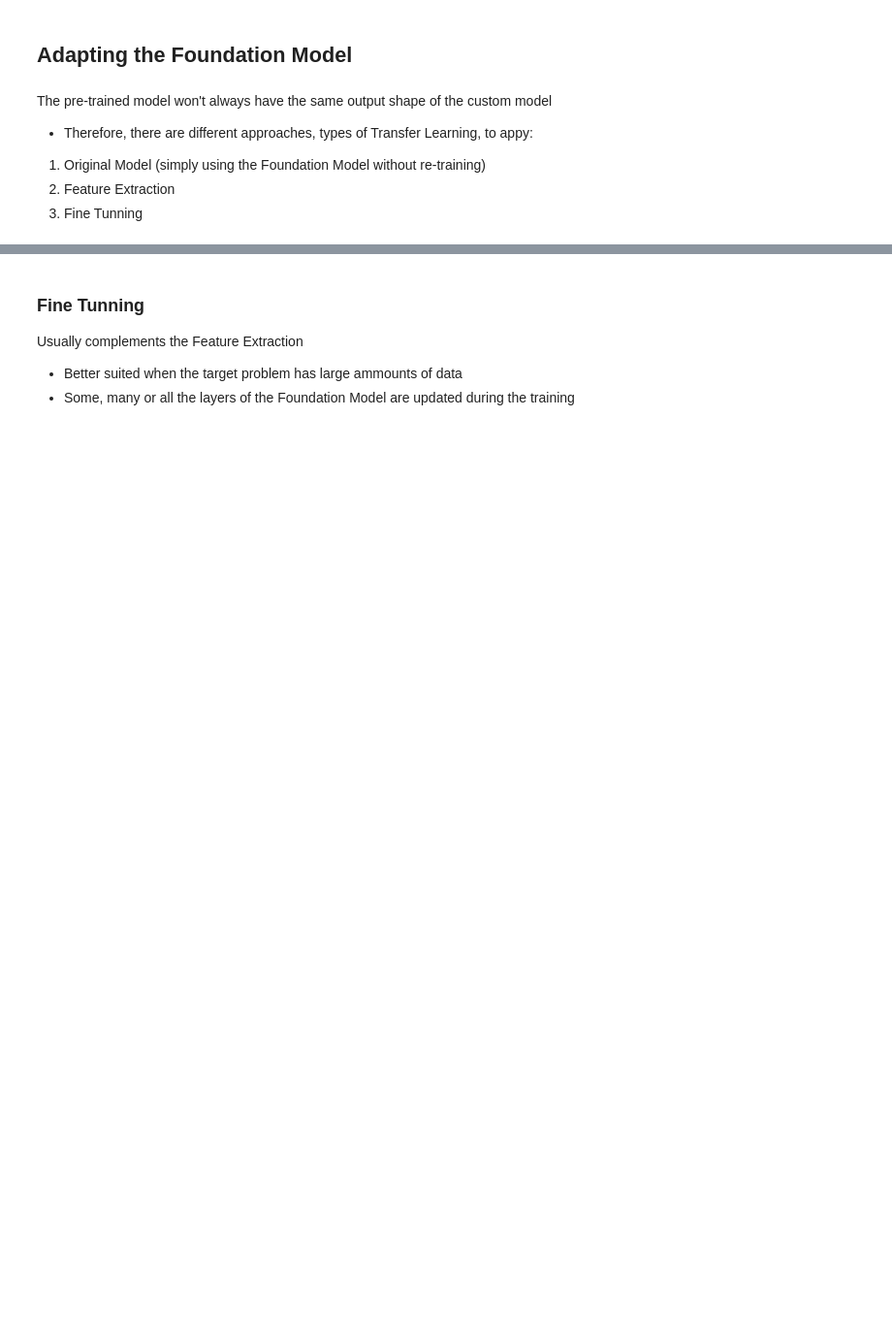
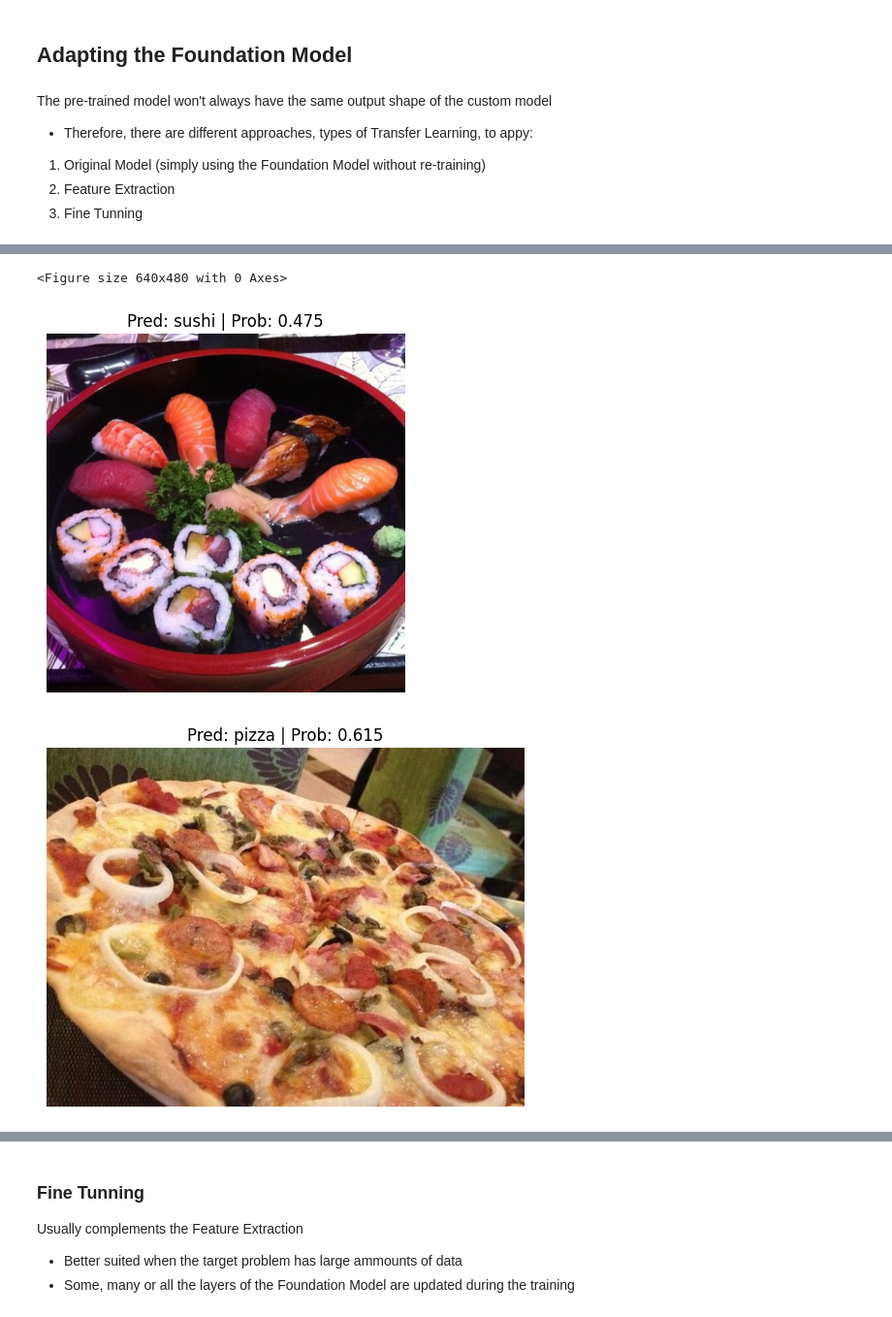
Before and after one commit to maykon-marcos-jr/ML-Learning, a Jupyter notebook: notebooks/PyTorch/06_Transfer_Learning.ipynb, the cells around one changed output, grey strips where cells are left out. Shown at 97% size. Drawn from its saved outputs; the diff is of its cells as text; code cells hidden in the pictures; blank space fills up the shorter version.

```diff
--- a/notebooks/PyTorch/06_Transfer_Learning.ipynb
+++ b/notebooks/PyTorch/06_Transfer_Learning.ipynb
@@ -175,0 +314,9 @@ The pre-trained model won't always have the same output shape of the custom mode
+# %%
+import random
+from pathlib import Path
+
+num_sample_imgs = 3
+test_imgs_path_list = list(Path(test_dir).glob("*/*.jpg"))
+
+test_img_path_sample = random.sample(population=test_imgs_path_list, k=num_sample_imgs)
+test_img_path_sample
@@ -175,0 +327,69 @@ The pre-trained model won't always have the same output shape of the custom mode
+# %%
+import matplotlib.pyplot as plt
+from typing import List, Tuple
+from PIL import Image
+from torchvision import transforms
+
+# 1. Take in a trained model, class names, image path, image size, a transform and target device
+def pred_and_plot_image(model: torch.nn.Module,
+                        image_path: str,
+                        class_names: List[str],
+                        image_size: Tuple[int, int] = (224, 224),
+                        transform: transforms.Compose|None = None,
+                        device: torch.device|None = None):
+
+    if not device:
+        device = torch.device("cuda" if torch.cuda.is_available() else "cpu")
+
+    # 2. Open image
+    img = Image.open(image_path)
+
+    # 3. Create transformation for image (if one doesn't exist)
+    if transform is not None:
+        image_transform = transform
+    else:
+        image_transform = transforms.Compose([
+            transforms.Resize(image_size),
+            transforms.ToTensor(),
+            transforms.Normalize(mean=[0.485, 0.456, 0.406],
+                                 std=[0.229, 0.224, 0.225]),
+        ])
+
+    ### Predict on image ###
+
+    # 4. Make sure the model is on the target device
+    model.to(device)
+
+    # 5. Turn on model evaluation mode and inference mode
+    model.eval()
+    with torch.inference_mode():
+      # 6. Transform and add an extra dimension to image (model requires samples in [batch_size, color_channels, height, width])
+      transformed_image = image_transform(img).unsqueeze(dim=0)
+
+      # 7. Make a prediction on image with an extra dimension and send it to the target device
+      target_image_pred = model(transformed_image.to(device))
+
+    # 8. Convert logits -> prediction probabilities (using torch.softmax() for multi-class classification)
+    target_image_pred_probs = torch.softmax(target_image_pred, dim=1)
+
+    # 9. Convert prediction probabilities -> prediction labels
+    target_image_pred_label = torch.argmax(target_image_pred_probs, dim=1)
+
+    # 10. Plot image with predicted label and probability
+    plt.figure()
+    plt.imshow(img)
+    plt.title(f"Pred: {class_names[target_image_pred_label]} | Prob: {target_image_pred_probs.max():.3f}")
+    plt.axis(False);
+
+plt.figure()
+for img in test_img_path_sample:
+    pred_and_plot_image(
+        model=model,
+        image_path=str(img),
+        class_names=class_names,
+        transform=weights.transforms()
+    )
+# %% [output]
+<Figure size 640x480 with 0 Axes>
+[figure, added]
+[figure, added]
```
Also changed, not shown: parts of 9 cells of this notebook, 1 other file.
